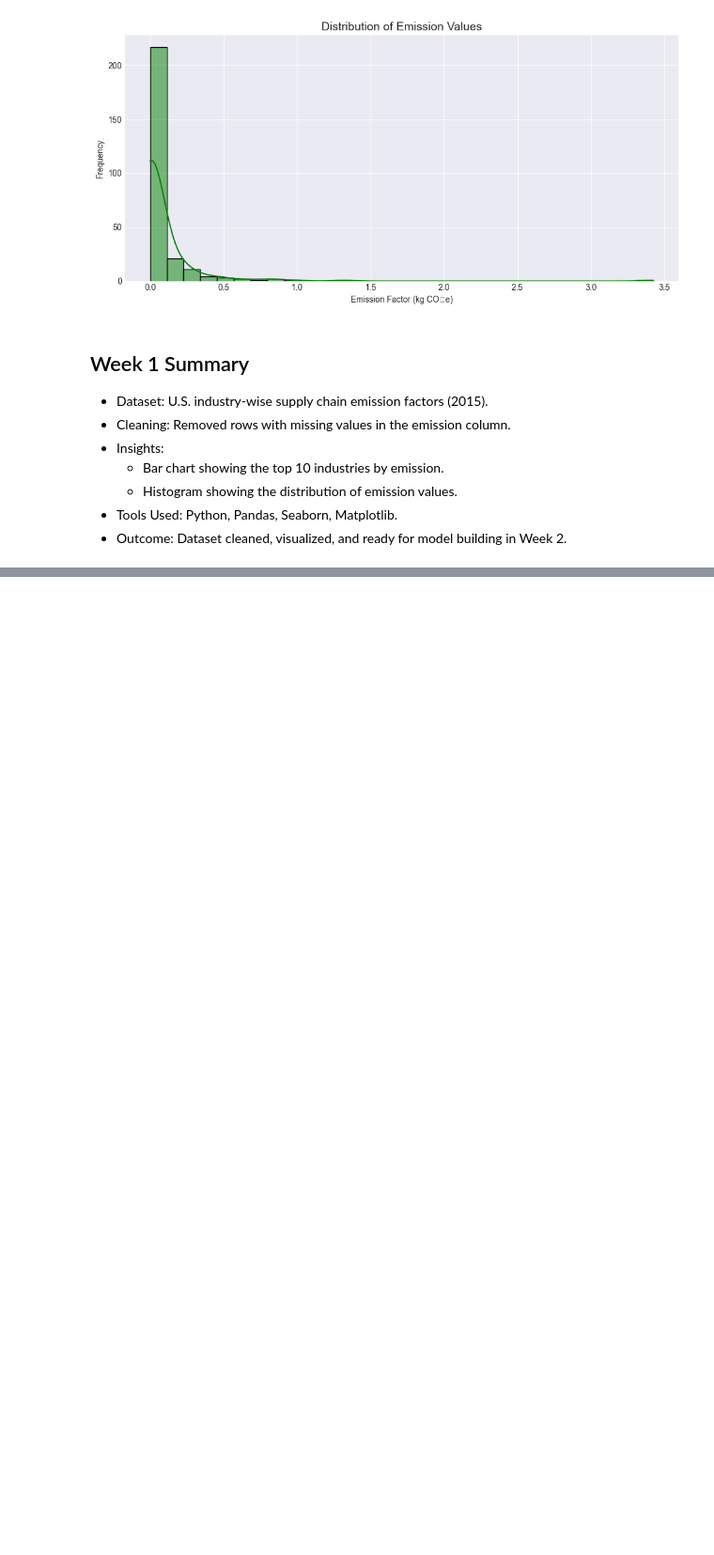
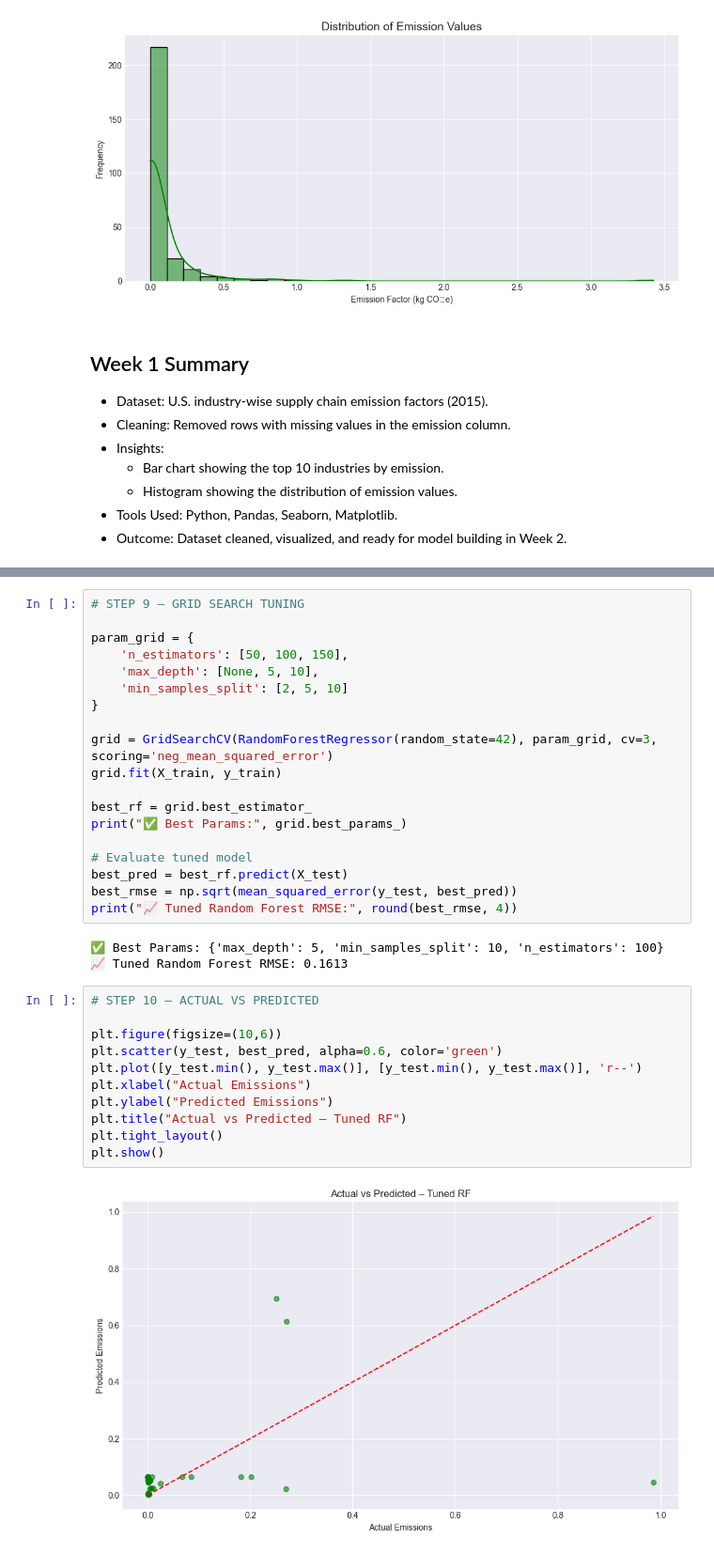
Before and after one commit to DEEPAK21072005/Week-1-GHG-Prediction, a Jupyter notebook: Week1_Week2_GHG_Prediction/GHG_Prediction.ipynb, the cells around one changed output, grey strips where cells are left out. Shown at 94% size. Drawn from its saved outputs; the diff is of its cells as text; blank space fills up the shorter version.

```diff
--- a/Week1_Week2_GHG_Prediction/GHG_Prediction.ipynb
+++ b/Week1_Week2_GHG_Prediction/GHG_Prediction.ipynb
@@ -97,0 +247,35 @@ plt.show()
+# %%
+# STEP 9 – GRID SEARCH TUNING
+
+param_grid = {
+    'n_estimators': [50, 100, 150],
+    'max_depth': [None, 5, 10],
+    'min_samples_split': [2, 5, 10]
+}
+
+grid = GridSearchCV(RandomForestRegressor(random_state=42), param_grid, cv=3, scoring='neg_mean_squared_error')
+grid.fit(X_train, y_train)
+
+best_rf = grid.best_estimator_
+print("✅ Best Params:", grid.best_params_)
+
+# Evaluate tuned model
+best_pred = best_rf.predict(X_test)
+best_rmse = np.sqrt(mean_squared_error(y_test, best_pred))
+print("📈 Tuned Random Forest RMSE:", round(best_rmse, 4))
+# %% [output]
+✅ Best Params: {'max_depth': 5, 'min_samples_split': 10, 'n_estimators': 100}
+📈 Tuned Random Forest RMSE: 0.1613
+# %%
+# STEP 10 – ACTUAL VS PREDICTED
+
+plt.figure(figsize=(10,6))
+plt.scatter(y_test, best_pred, alpha=0.6, color='green')
+plt.plot([y_test.min(), y_test.max()], [y_test.min(), y_test.max()], 'r--')
+plt.xlabel("Actual Emissions")
+plt.ylabel("Predicted Emissions")
+plt.title("Actual vs Predicted – Tuned RF")
+plt.tight_layout()
+plt.show()
+# %% [output]
+[figure, added]
```
Also changed, not shown: parts of 12 cells of this notebook, 1 other file.
